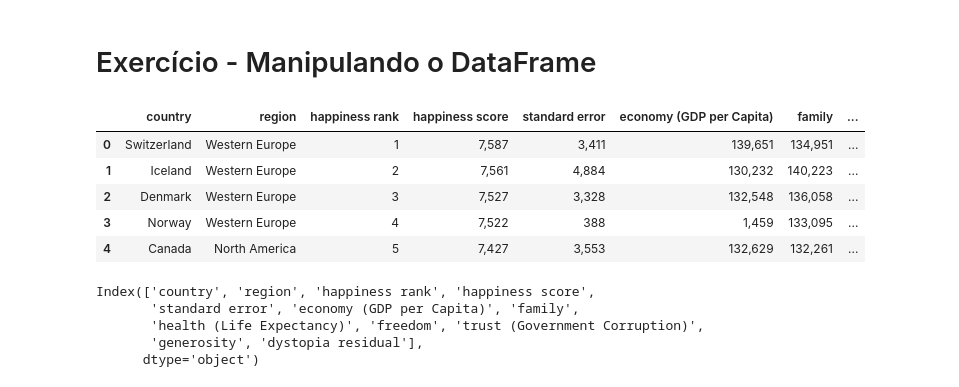
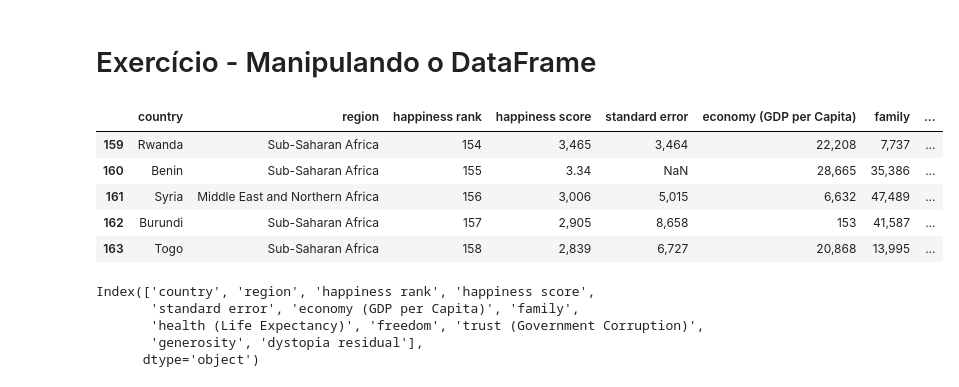
Before and after one commit to nycolexavier/course-data-analysis, a Jupyter notebook: introducao_pandas1.ipynb, the cells around one changed output. Drawn from its saved outputs; the diff is of its cells as text; code cells hidden in the pictures.

Commit message:
add questions

```diff
--- a/introducao_pandas1.ipynb
+++ b/introducao_pandas1.ipynb
@@ -6,15 +6,18 @@ import pandas as pd
 
 df = pd.read_csv('world_happiness_report_2015.csv')
 # %%
+# QUESTION
 # 2. Verifique o cabeçalho e o final do dataframe
-df.head()
+#print(df.head()) #cabelhaço
+df.tail() #final do dataframe
+# porque quando coloco o print a visualização é diferente
 # %% [output]
 |  | country | region | happiness rank | happiness score | standard error | economy (GDP per Capita) | family | ... |
-| 0 | Switzerland | Western Europe | 1 | 7,587 | 3,411 | 139,651 | 134,951 | ... |
-| 1 | Iceland | Western Europe | 2 | 7,561 | 4,884 | 130,232 | 140,223 | ... |
-| 2 | Denmark | Western Europe | 3 | 7,527 | 3,328 | 132,548 | 136,058 | ... |
-| 3 | Norway | Western Europe | 4 | 7,522 | 388 | 1,459 | 133,095 | ... |
-| 4 | Canada | North America | 5 | 7,427 | 3,553 | 132,629 | 132,261 | ... |
+| 159 | Rwanda | Sub-Saharan Africa | 154 | 3,465 | 3,464 | 22,208 | 7,737 | ... |
+| 160 | Benin | Sub-Saharan Africa | 155 | 3.34 | NaN | 28,665 | 35,386 | ... |
+| 161 | Syria | Middle East and Northern Africa | 156 | 3,006 | 5,015 | 6,632 | 47,489 | ... |
+| 162 | Burundi | Sub-Saharan Africa | 157 | 2,905 | 8,658 | 153 | 41,587 | ... |
+| 163 | Togo | Sub-Saharan Africa | 158 | 2,839 | 6,727 | 20,868 | 13,995 | ... |
 # %%
 # 3. Quais as colunas desse dataframe?
 df.columns
```
Also changed, not shown: parts of 11 cells of this notebook, 5 other files.
